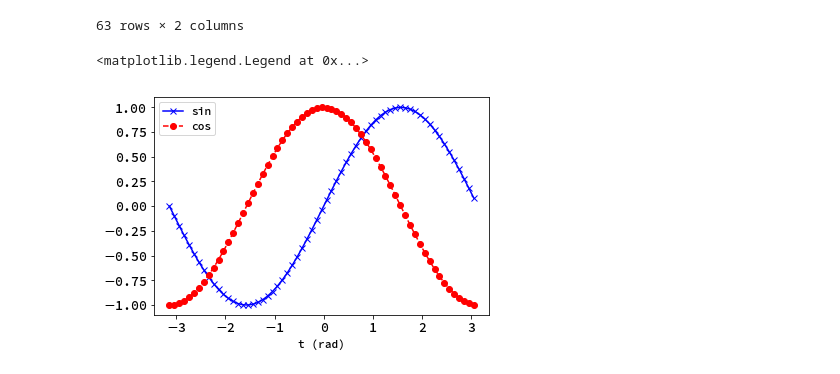
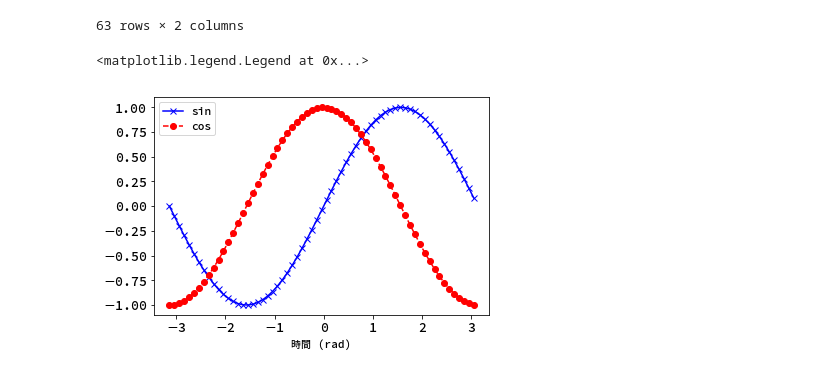
Before and after one commit to terapyon/leaning-pandas, a Jupyter notebook: matplotlib日本語.ipynb, the cells around one changed output. Cells and saved outputs as stored; diff of their text form; code cells hidden in the pictures.

```diff
--- a/matplotlib日本語.ipynb
+++ b/matplotlib日本語.ipynb
@@ -150,11 +135,11 @@ df_math.T
 df = df_math.T.copy()
 # %%
 fig, ax = plt.subplots()
-ax.set_xlabel("t (rad)")
+ax.set_xlabel("時間 (rad)")
 ax.plot(df.index, df['sin'], color="b", marker="x")
 ax.plot(df.index, df['cos'], color="r", marker="o", linestyle='--')
 handles, labels = ax.get_legend_handles_labels()
 ax.legend(handles, labels)
 # %% [output]
 <matplotlib.legend.Legend at 0x...>
-[figure, old version]
+[figure, new version]
```
Also changed, not shown: parts of 2 cells of this notebook.
